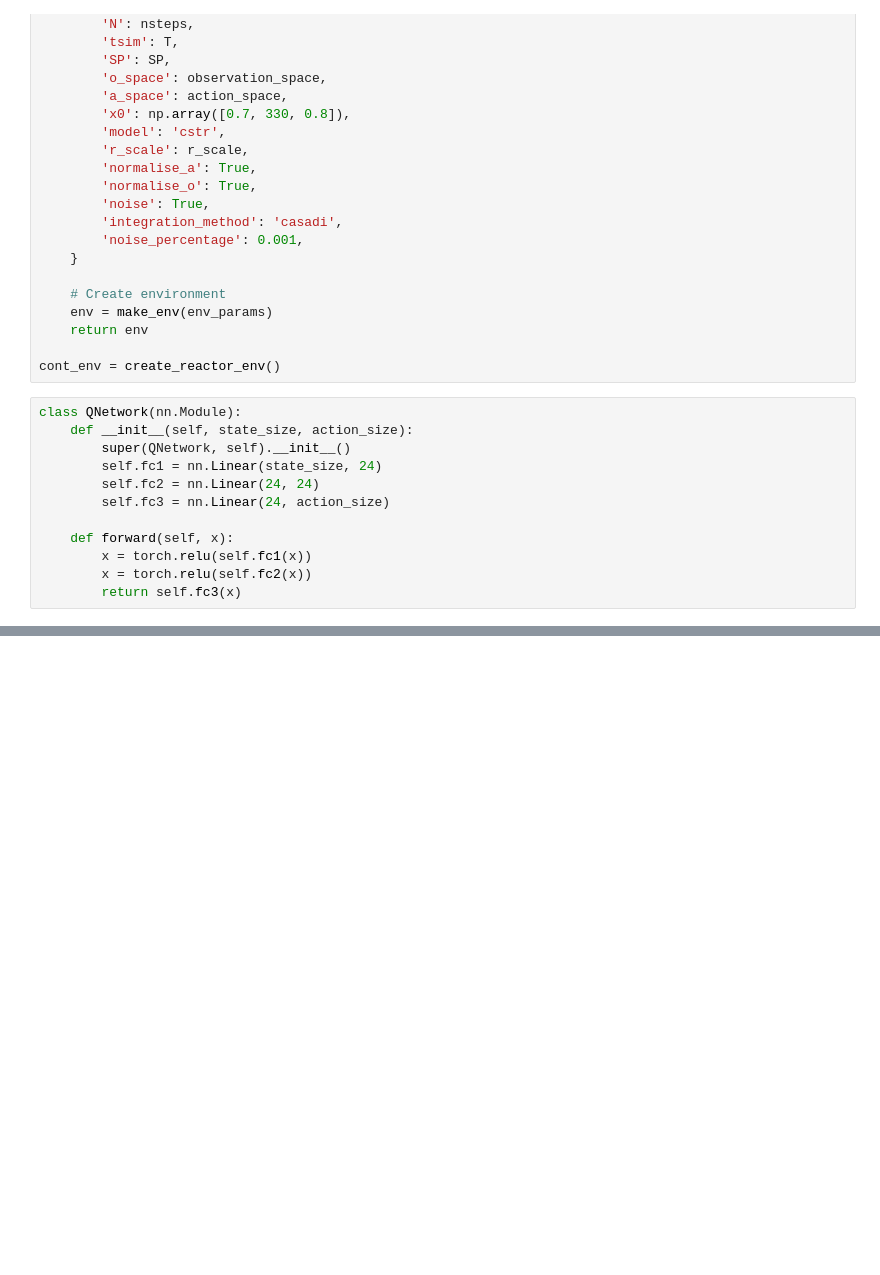
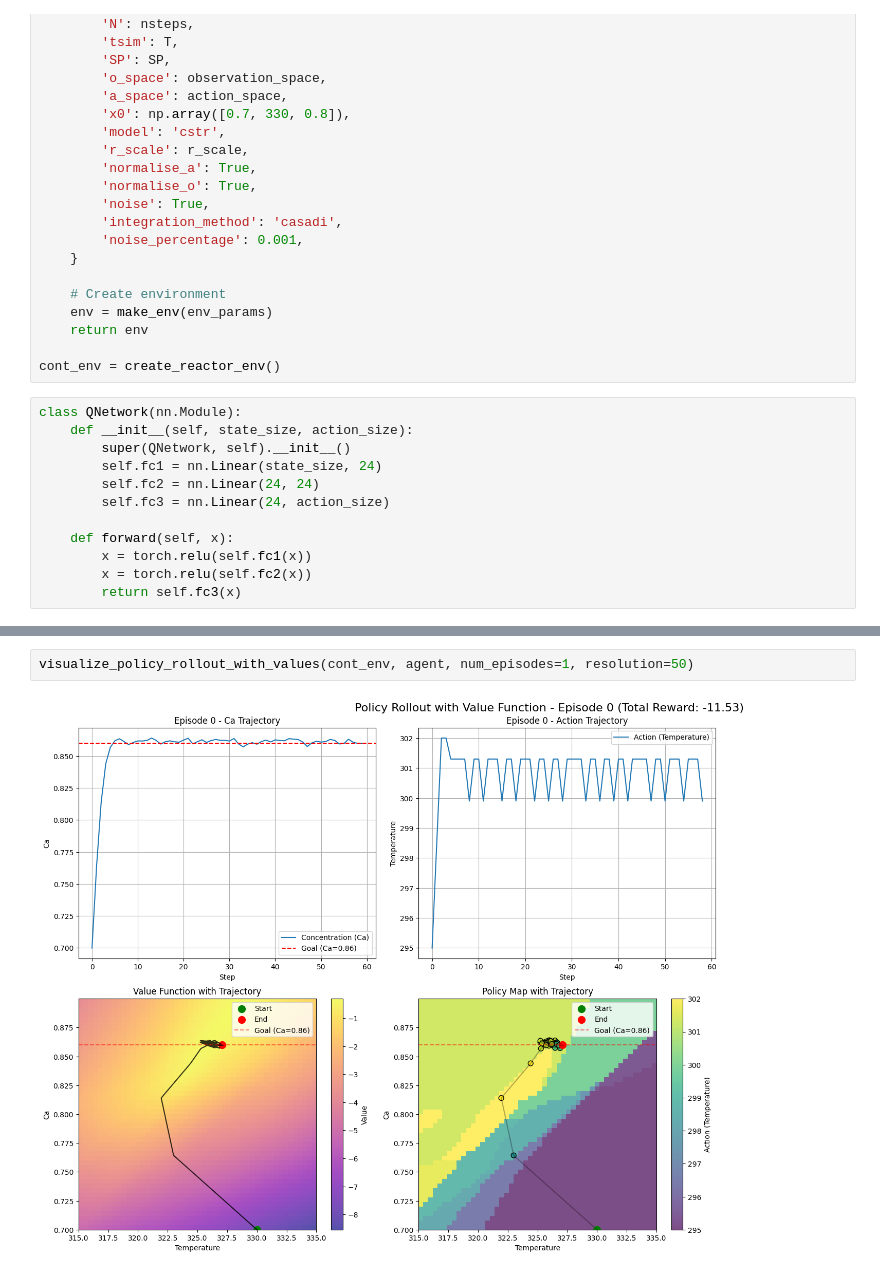
Before and after one commit to MaximilianB2/chemengRL, a Jupyter notebook: src/cont_cstr.ipynb, the cells around one changed output, grey strips where cells are left out. Saved outputs shown, nothing was run; the diff lists cells and outputs as text; blank space fills up the shorter version.

```diff
--- a/src/cont_cstr.ipynb
+++ b/src/cont_cstr.ipynb
@@ -699,0 +623,4 @@ AttributeError: 'tuple' object has no attribute 'copy'
+# %%
+visualize_policy_rollout_with_values(cont_env, agent, num_episodes=1, resolution=50)
+# %% [output]
+[figure, added]
```
Also changed, not shown: parts of 8 cells of this notebook, 30 other files.
